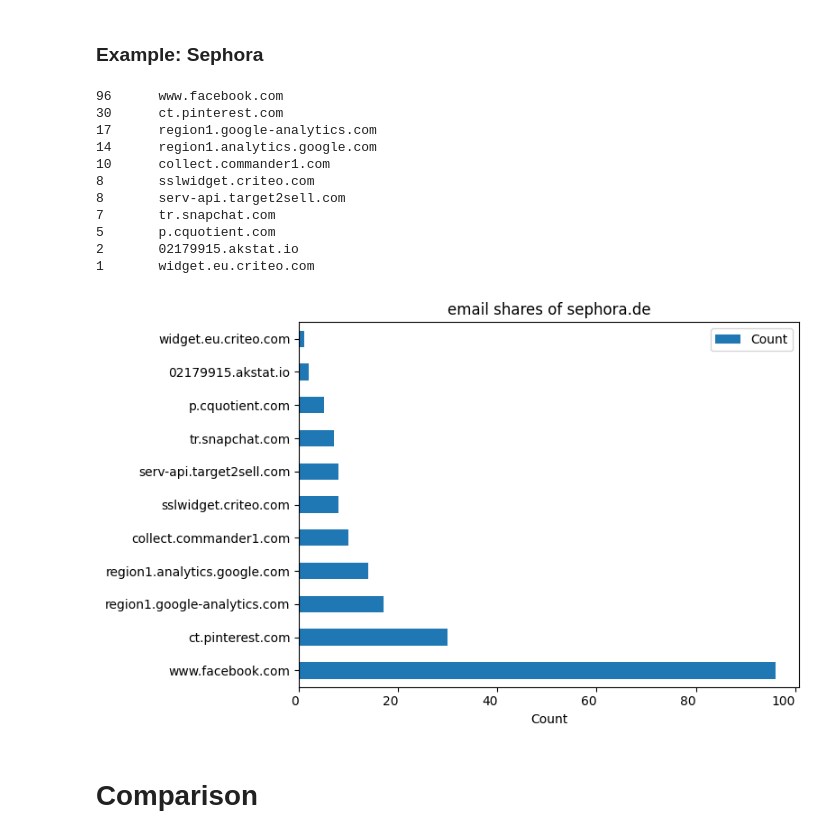
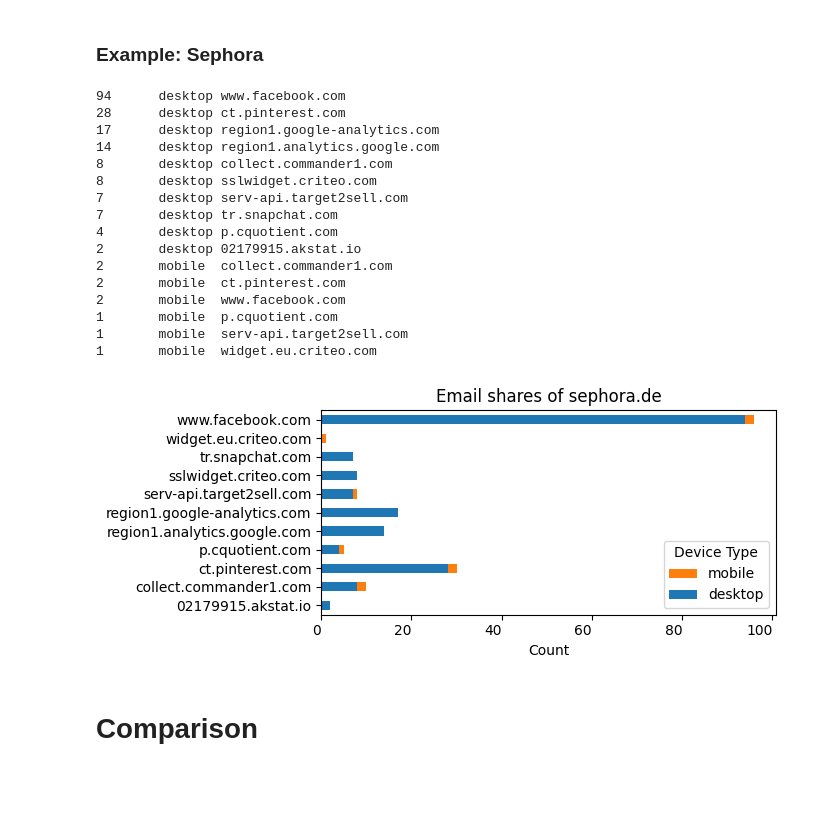
Before and after one commit to ynnickw/seminar-ws23, a Jupyter notebook: data-analysis/scripts/analysis/db_contains-mail.ipynb, the cells around one changed output. Drawn from its saved outputs; the diff is of its cells as text; code cells hidden in the pictures; blank space fills up the shorter version.

```diff
--- a/data-analysis/scripts/analysis/db_contains-mail.ipynb
+++ b/data-analysis/scripts/analysis/db_contains-mail.ipynb
@@ -97,43 +115,61 @@ plt.show()
 dbConnect = sqlite3.connect('../third_party_analysis.db')
 dbCursor = dbConnect.cursor()
 
-query = "SELECT domain, COUNT(*) FROM EmailHashes WHERE host = 'sephora.de' GROUP BY domain ORDER BY COUNT(*) DESC"
+query = "SELECT domain, COUNT(*), device_type FROM EmailHashes WHERE host = 'sephora.de' GROUP BY domain, device_type ORDER BY COUNT(*) DESC"
 dbCursor.execute(query)
 results2 = dbCursor.fetchall()
 
-for domain, count in results2:
-    print(f"{count}\t{domain}")
+for domain, count, location in results2:
+    print(f"{count}\t{location}\t{domain}")
 
 dbConnect.close()
 # %% [output]
-96      www.facebook.com
-30      ct.pinterest.com
-17      region1.google-analytics.com
-14      region1.analytics.google.com
-10      collect.commander1.com
-8       sslwidget.criteo.com
-8       serv-api.target2sell.com
-7       tr.snapchat.com
-5       p.cquotient.com
-2       02179915.akstat.io
-1       widget.eu.criteo.com
+94      desktop www.facebook.com
+28      desktop ct.pinterest.com
+17      desktop region1.google-analytics.com
+14      desktop region1.analytics.google.com
+8       desktop collect.commander1.com
+8       desktop sslwidget.criteo.com
+7       desktop serv-api.target2sell.com
+7       desktop tr.snapchat.com
+4       desktop p.cquotient.com
+2       desktop 02179915.akstat.io
+2       mobile  collect.commander1.com
+2       mobile  ct.pinterest.com
+2       mobile  www.facebook.com
+1       mobile  p.cquotient.com
+1       mobile  serv-api.target2sell.com
+1       mobile  widget.eu.criteo.com
-# %%
-df = pd.DataFrame(results2, columns=['Domain', 'Count'])
-
-df_top20 = df.head(25)
-
-df_top20.plot(kind='barh', x='Domain', y='Count', figsize=(8, 5))
-
-plt.title('email shares of sephora.de')
-plt.xlabel('Count')
-plt.ylabel('')
-
-plt.xticks( fontsize='medium', ha='right')
-
-plt.tight_layout()
-plt.show()
-# %% [output]
-[figure, removed]
+# %%
+df = pd.DataFrame(results2, columns=['Domain', 'Count', 'DeviceType'])
+
+# Create a color map
+color_map = {
+    'mobile': '#ff7f0e',
+    'desktop': '#1f77b4'
+}
+
+# Aggregate data by Domain and Location, summing counts
+agg_df = df.groupby(['Domain', 'DeviceType']).sum().unstack(fill_value=0)
+agg_df.columns = agg_df.columns.droplevel(0)  # Remove the top level ('Count')
+
+# Plot
+fig, ax = plt.subplots(figsize=(7, 3))
+agg_df.plot(kind='barh', stacked=True, color=[color_map['desktop'], color_map['mobile']], ax=ax)
+
+plt.title('Email shares of sephora.de')
+plt.xlabel('Count')
+plt.ylabel('')
+plt.xticks(fontsize='medium', ha='right')
+plt.tight_layout()
+
+# Creating legend
+legend_elements = [Patch(facecolor=color_map[key], label=key) for key in color_map]
+plt.legend(handles=legend_elements, title='Device Type')
+
+plt.show()
+# %% [output]
+[figure, added]
 # %% [markdown]
 # Comparison
 # %% [markdown]
```
Also changed, not shown: parts of 4 cells of this notebook, 6 other files.
